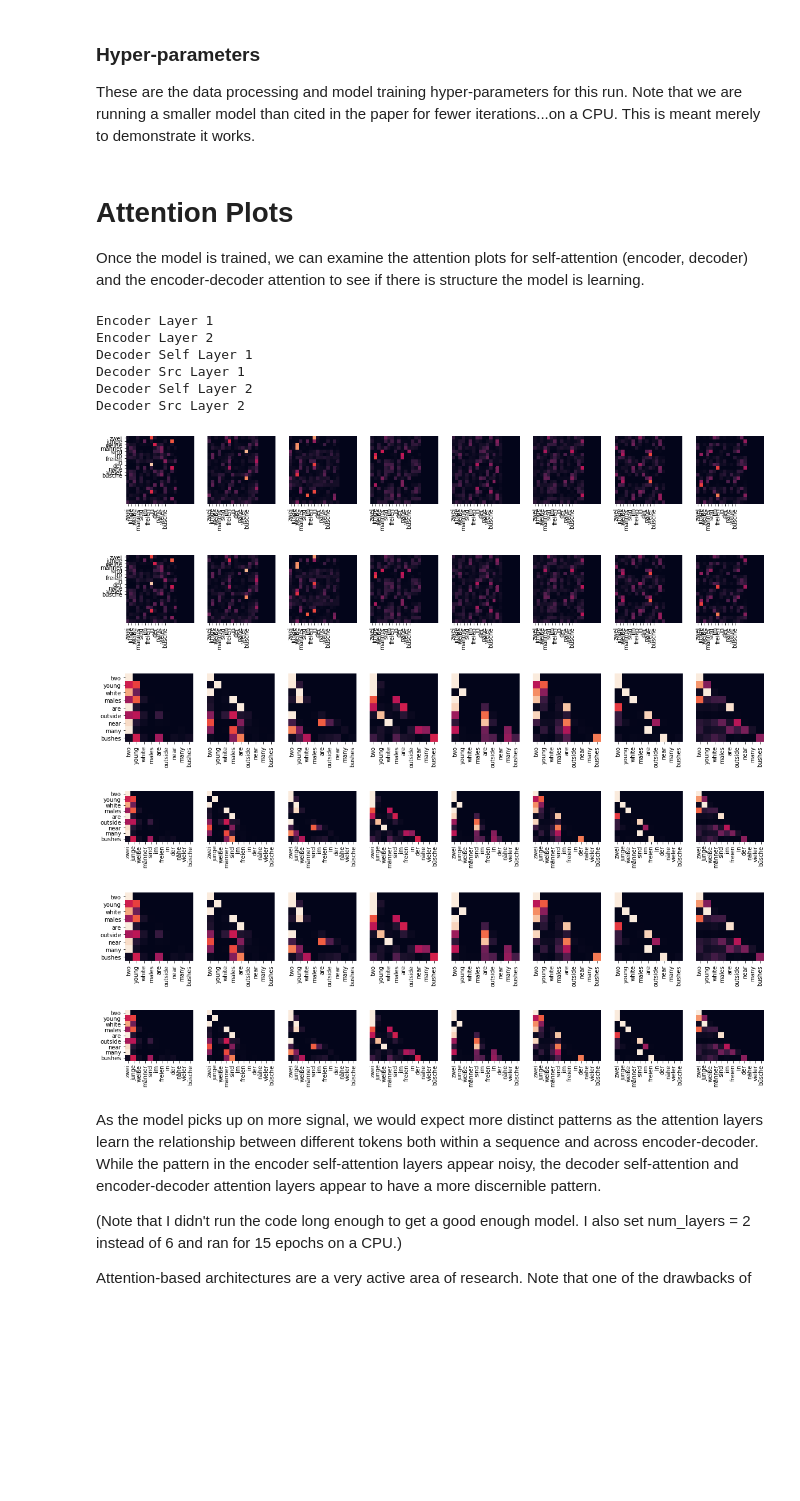
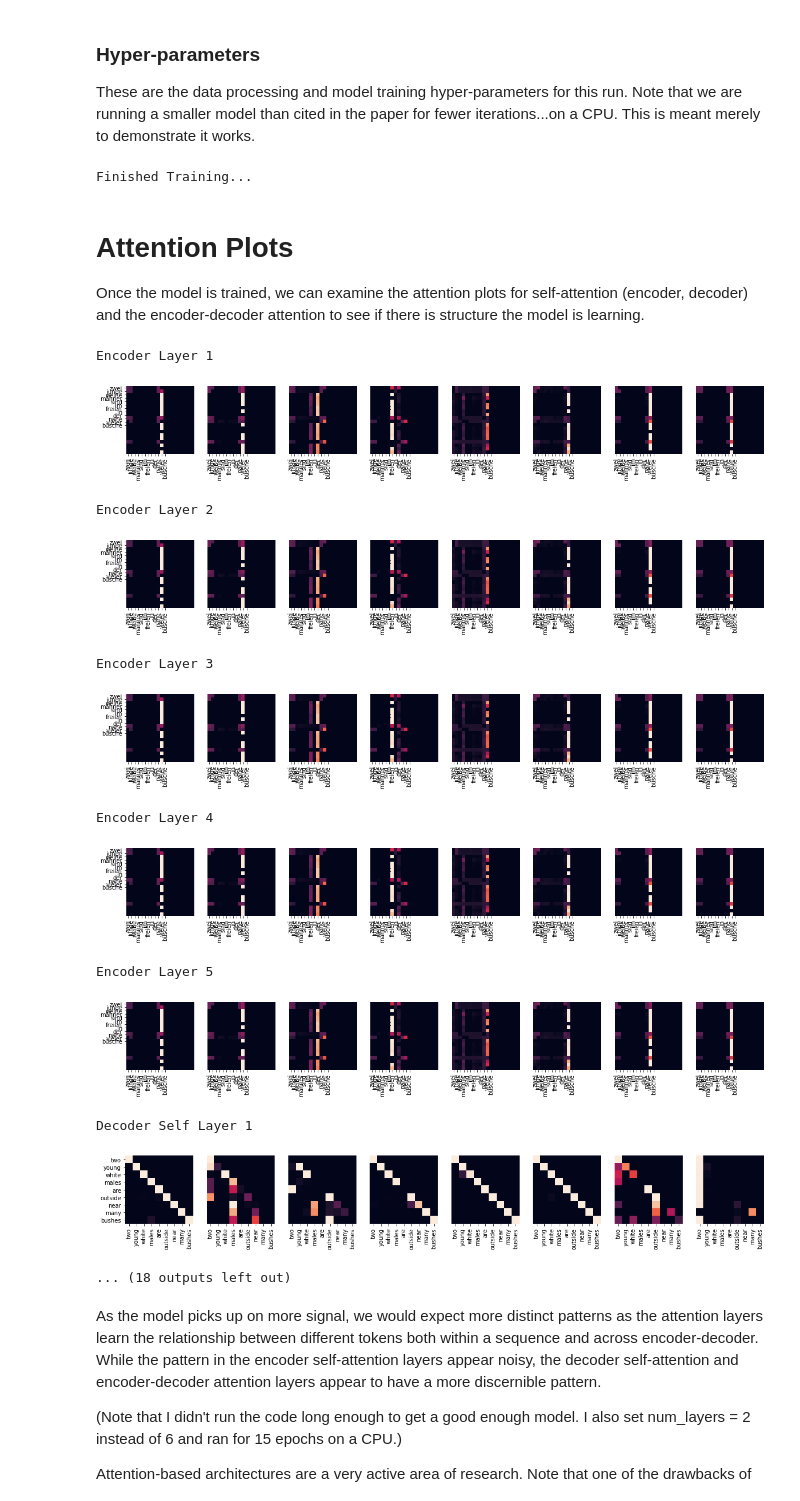
Before and after one commit to will-thompson-k/deeplearning-nlp-models, a Jupyter notebook: notebooks/transformer/transformer.ipynb, the cells around one changed output. Cells and saved outputs as stored; diff of their text form; code cells hidden in the pictures; blank space fills up the shorter version.

```diff
--- a/notebooks/transformer/transformer.ipynb
+++ b/notebooks/transformer/transformer.ipynb
@@ -48,7 +52,7 @@ than cited in the paper for fewer iterations...on a CPU. This is meant merely to
 # %%
 args = Namespace(
     # Model hyper-parameters
-    num_layers_per_stack = 2, #original value = 6
+    num_layers_per_stack = 6, #original value = 6
     dim_model = 512,
     dim_ffn = 2048,
     num_heads = 8,
@@ -57,9 +61,9 @@ args = Namespace(
     # Label smoothing loss function hyper-parameters
     label_smoothing = 0.1,
     # Training hyper-parameters
-    num_epochs=15,
+    num_epochs=30,
     learning_rate=0.0,
-    batch_size = 128,
+    batch_size = 64,
 )
 # %%
 train_dataloader, vocab_source, vocab_target = transformer_dataset.TransformerDataset.get_training_dataloader(args)
@@ -72,6 +76,8 @@ model = transformer.Transformer(vocab_source_size, vocab_target_size,
 trainer = train.TransformerTrainer(args, vocab_target_size, vocab_target.mask_index, model, train_dataloader)
 # %%
 trainer.run()
+# %% [output]
+Finished Training...
 # %% [markdown]
 # Attention Plots
 
@@ -80,47 +86,48 @@ attention to see if there is structure the model is learning.
 # %%
 import seaborn
 import matplotlib.pyplot as plt
 source = ['zwei', 'junge', 'weiße', 'männer', 'sind', 'im', 'freien', 'in', 'der', 'nähe', 'vieler', 'büsche']
 target = ['two', 'young', 'white', 'males', 'are', 'outside', 'near', 'many', 'bushes']
 def draw(data, x, y, ax):
     seaborn.heatmap(data,
                     xticklabels=x, square=True, yticklabels=y, vmin=0.0, vmax=1.0,
                     cbar=False, ax=ax)
 
-for layer in [0,1]:
+for layer in range(5):
     fig, axs = plt.subplots(1,8, figsize=(20, 10))
     print("Encoder Layer", layer+1)
     for h in range(8):
-        draw(model._encoder_block._layers[layer]._self_attention._attention_tensor[0, h].data,
+        draw(model._encoder_block._layers[layer]._self_attention._attention_tensor[0, h].data.cpu(),
             source, source if h ==0 else [], ax=axs[h])
     plt.show()
 
-for layer in [0,1]:
+for layer in range(5):
     fig, axs = plt.subplots(1,8, figsize=(20, 10))
     print("Decoder Self Layer", layer+1)
     for h in range(8):
-        draw(model._decoder_block._layers[layer]._self_attention._attention_tensor[0, h].data[:len(target), :len(target)],
+        draw(model._decoder_block._layers[layer]._self_attention._attention_tensor[0, h].data[:len(target), :len(target)].cpu(),
             target, target if h ==0 else [], ax=axs[h])
     plt.show()
     print("Decoder Src Layer", layer+1)
     fig, axs = plt.subplots(1,8, figsize=(20, 10))
     for h in range(8):
-        draw(model._decoder_block._layers[layer]._self_attention._attention_tensor[0, h].data[:len(target), :len(source)],
+        draw(model._decoder_block._layers[layer]._self_attention._attention_tensor[0, h].data[:len(target), :len(source)].cpu(),
             source, target if h ==0 else [], ax=axs[h])
     plt.show()
 # %% [output]
 Encoder Layer 1
-Encoder Layer 2
-Decoder Self Layer 1
-Decoder Src Layer 1
-Decoder Self Layer 2
-Decoder Src Layer 2
-[figure, old version]
+[figure, new version]
+Encoder Layer 2
-[figure, old version]
+[figure, new version]
+Encoder Layer 3
-[figure, old version]
+[figure, new version]
+Encoder Layer 4
-[figure, old version]
+[figure, new version]
+Encoder Layer 5
-[figure, old version]
+[figure, new version]
+Decoder Self Layer 1
-[figure, old version]
+[figure, new version]
+... (18 outputs left out)
 # %% [markdown]
 As the model picks up on more signal, we would expect more distinct patterns as the attention layers learn the relationship
 between different tokens both within a sequence and across encoder-decoder. While the pattern in the encoder self-attention
```
Also changed, not shown: parts of 3 cells of this notebook.
